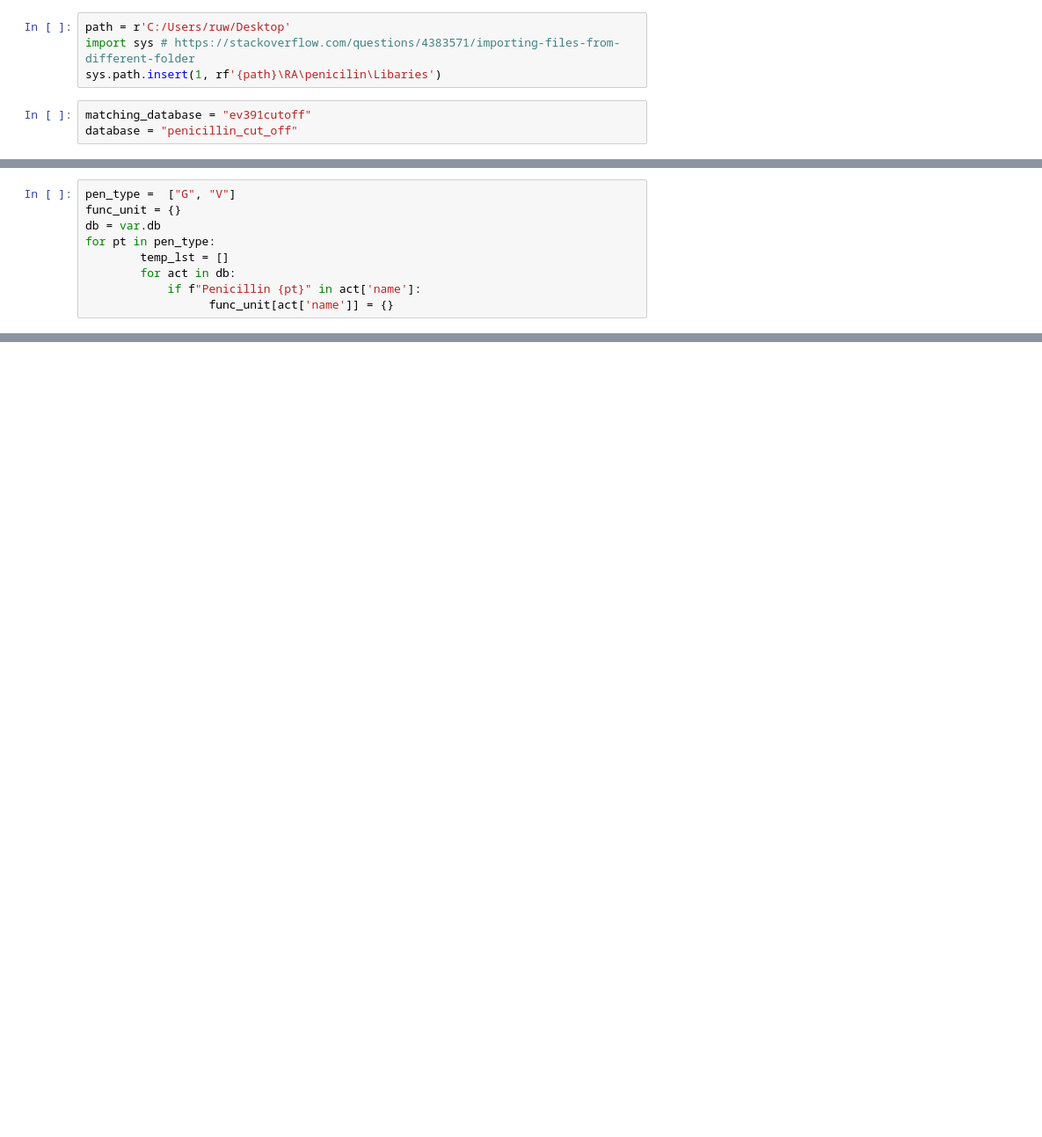
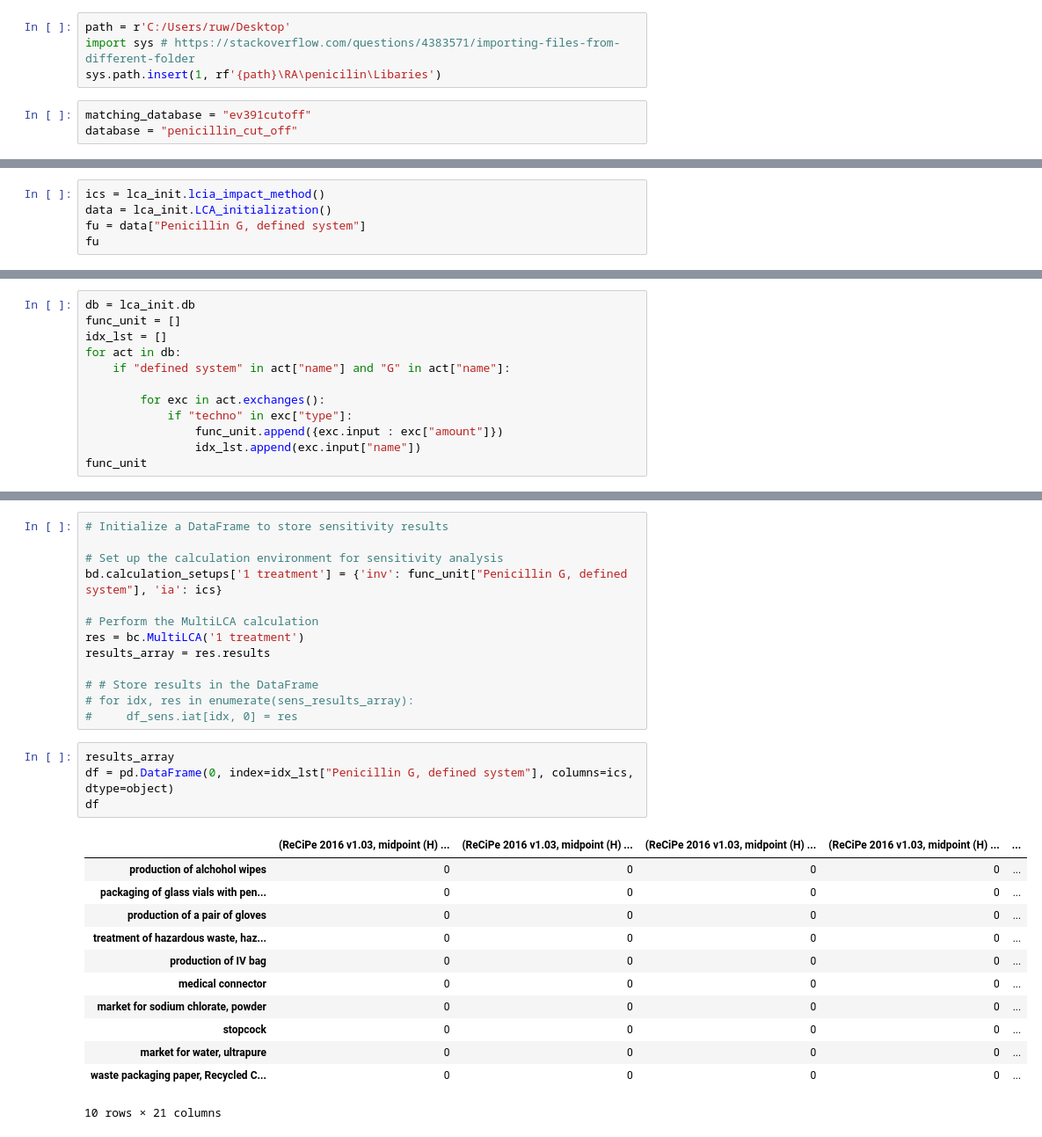
Before and after one commit to RuneWF/penicilin, a Jupyter notebook: Jupyter scripts/playground.ipynb, the cells around one changed output, grey strips where cells are left out. Shown at 88% size. Drawn from its saved outputs; the diff is of its cells as text; blank space fills up the shorter version.

```diff
--- a/Jupyter scripts/playground.ipynb
+++ b/Jupyter scripts/playground.ipynb
@@ -105,9 +29,0 @@ sheets_to_import = dm.extract_excel_sheets()
-# %%
-pen_type =  ["G", "V"]
-func_unit = {}
-db = var.db
-for pt in pen_type:
-        temp_lst = []
-        for act in db:
-            if f"Penicillin {pt}" in act['name']:
-                  func_unit[act['name']] = {}
@@ -327,0 +30,5 @@ for p, (pen, df) in enumerate(df_res_dct.items()):
+# %%
+ics = lca_init.lcia_impact_method()
+data = lca_init.LCA_initialization()
+fu = data["Penicillin G, defined system"]
+fu
@@ -327,0 +67,12 @@ for p, (pen, df) in enumerate(df_res_dct.items()):
+# %%
+db = lca_init.db
+func_unit = []
+idx_lst = []
+for act in db:
+    if "defined system" in act["name"] and "G" in act["name"]:
+
+        for exc in act.exchanges():
+            if "techno" in exc["type"]:
+                func_unit.append({exc.input : exc["amount"]})
+                idx_lst.append(exc.input["name"])
+func_unit
@@ -327,0 +90,30 @@ for p, (pen, df) in enumerate(df_res_dct.items()):
+# %%
+# Initialize a DataFrame to store sensitivity results
+
+# Set up the calculation environment for sensitivity analysis
+bd.calculation_setups['1 treatment'] = {'inv': func_unit["Penicillin G, defined system"], 'ia': ics}
+
+# Perform the MultiLCA calculation
+res = bc.MultiLCA('1 treatment')
+results_array = res.results
+
+# # Store results in the DataFrame
+# for idx, res in enumerate(sens_results_array):
+#     df_sens.iat[idx, 0] = res
+# %%
+results_array
+df = pd.DataFrame(0, index=idx_lst["Penicillin G, defined system"], columns=ics, dtype=object)
+df
+# %% [output]
+|  | (ReCiPe 2016 v1.03, midpoint (H) ... | (ReCiPe 2016 v1.03, midpoint (H) ... | (ReCiPe 2016 v1.03, midpoint (H) ... | (ReCiPe 2016 v1.03, midpoint (H) ... | ... |
+| production of alchohol wipes | 0 | 0 | 0 | 0 | ... |
+| packaging of glass vials with pen... | 0 | 0 | 0 | 0 | ... |
+| production of a pair of gloves | 0 | 0 | 0 | 0 | ... |
+| treatment of hazardous waste, haz... | 0 | 0 | 0 | 0 | ... |
+| production of IV bag | 0 | 0 | 0 | 0 | ... |
+| medical connector | 0 | 0 | 0 | 0 | ... |
+| market for sodium chlorate, powder | 0 | 0 | 0 | 0 | ... |
+| stopcock | 0 | 0 | 0 | 0 | ... |
+| market for water, ultrapure | 0 | 0 | 0 | 0 | ... |
+| waste packaging paper, Recycled C... | 0 | 0 | 0 | 0 | ... |
+10 rows × 21 columns
```
Also changed, not shown: parts of 22 cells of this notebook, 20 other files.
